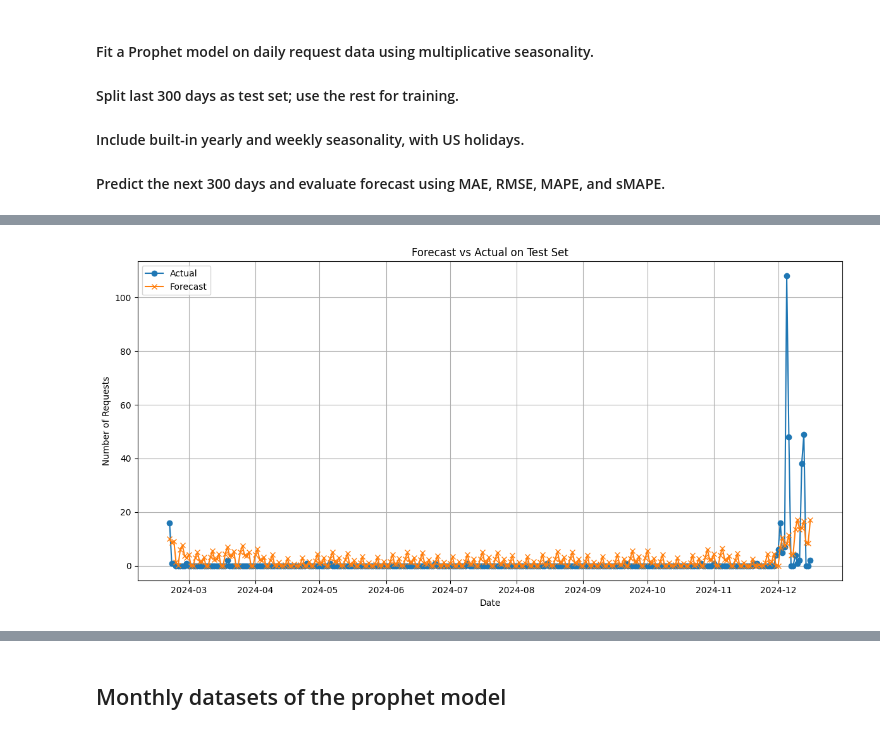
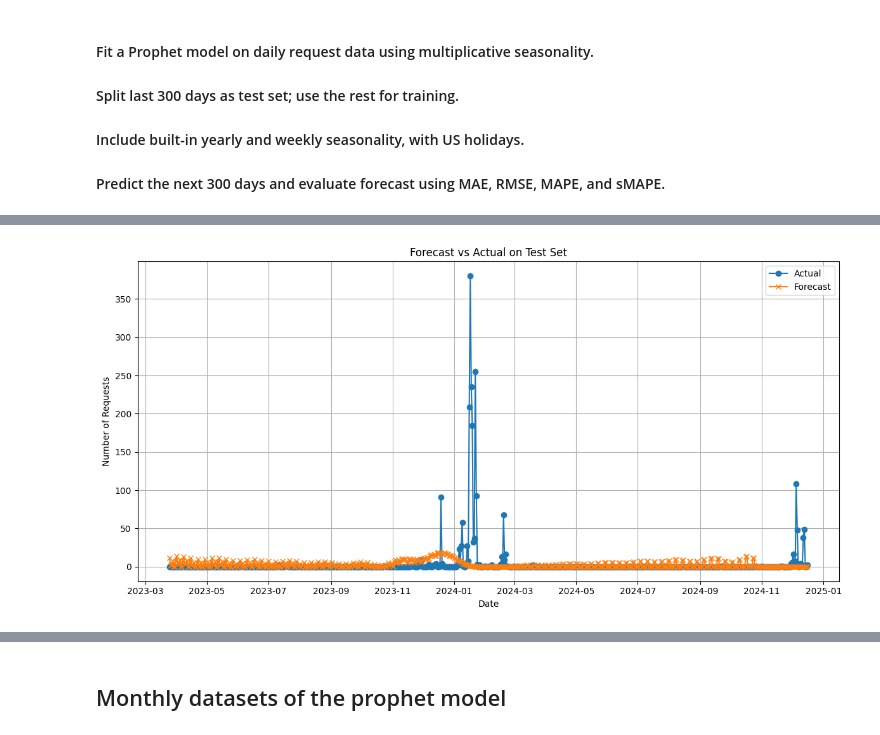
Before and after one commit to alankagiri/Machine_Learning_For_Public_Policy_Adding_Value_Project, a Jupyter notebook: forecast.ipynb, the cells around one changed output, grey strips where cells are left out. Drawn from its saved outputs; the diff is of its cells as text; code cells hidden in the pictures.

Commit message:
SARIMA + Random Forest + Prophet

```diff
--- a/forecast.ipynb
+++ b/forecast.ipynb
@@ -814,8 +742,8 @@ df_prophet
 # %%
 
 from prophet import Prophet
-train_df = df_prophet.iloc[:-300]
-test_df = df_prophet.iloc[-300:]
+train_df = df_prophet.iloc[:-633]
+test_df = df_prophet.iloc[-633:]
 
 model_prophet = Prophet(
     growth='linear',
@@ -832,15 +760,9 @@ forecast = model_prophet.predict(future)
 
 
 forecast['yhat'] = forecast['yhat'].clip(lower=0)
-y_pred = forecast.iloc[-300:]['yhat'].values
+y_pred = forecast.iloc[-633:]['yhat'].values
 y_true = test_df['y'].values
 
-# from sklearn.metrics import mean_squared_error, mean_absolute_error
-# rmse = mean_squared_error(y_true, y_pred, squared=False)
-# mae = mean_absolute_error(y_true, y_pred)
-# mape = (abs((y_true - y_pred) / y_true).mean()) * 100
-
-# print(f"RMSE: {rmse:.2f}, MAE: {mae:.2f}, MAPE: {mape:.2f}%")
 metrics = calculate_metrics(y_true, y_pred)
 
 print("result:")
@@ -857,15 +779,14 @@ sMAPE(%): nan
 # %%
 import matplotlib.pyplot as plt
 plt.figure(figsize=(12, 6))
 plt.plot(test_df['ds'], test_df['y'], label='Actual', marker='o')
-plt.plot(test_df['ds'], forecast.iloc[-300:]['yhat'], label='Forecast', marker='x')
-#plt.fill_between(test_df['ds'], y_pred['yhat_lower'], forecast['yhat_upper'], color='gray', alpha=0.2, label='Uncertainty Interval')
+plt.plot(test_df['ds'], forecast.iloc[-633:]['yhat'], label='Forecast', marker='x')
 plt.title('Forecast vs Actual on Test Set')
 plt.xlabel('Date')
 plt.ylabel('Number of Requests')
 plt.legend()
 plt.grid(True)
 plt.tight_layout()
 plt.show()
 # %% [output]
-[figure, old version]
+[figure, new version]
```
Also changed, not shown: parts of 32 cells of this notebook.
